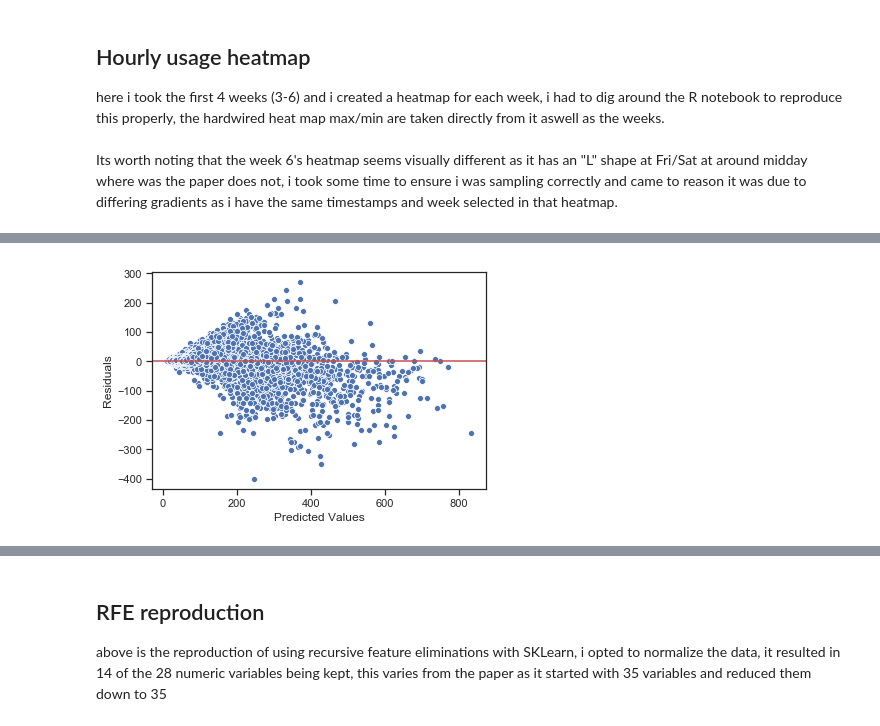
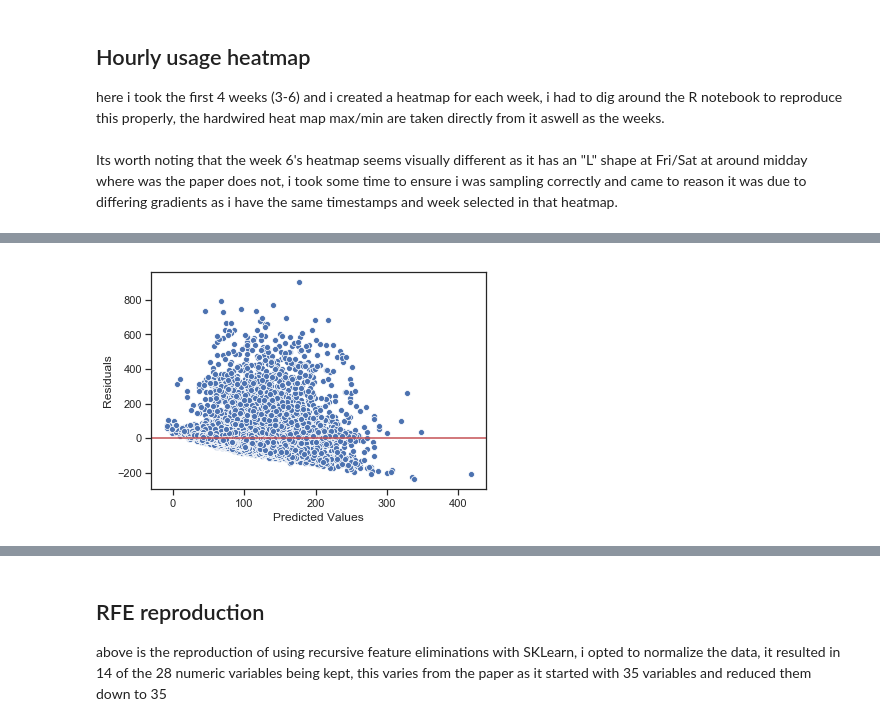
Before and after one commit to billy1234/DataScience-Portfolio, a Jupyter notebook: Portfolio2.ipynb, the cells around one changed output, grey strips where cells are left out. Cells and saved outputs as stored; diff of their text form; code cells hidden in the pictures.

Commit message:
broke my p2 resid plot

```diff
--- a/Portfolio2.ipynb
+++ b/Portfolio2.ipynb
@@ -90,17 +82,14 @@ here i took the first 4 weeks (3-6) and i created a heatmap for each week, i had
 Its worth noting that the week 6's heatmap seems visually different as it has an "L" shape at Fri/Sat at around midday where was the paper does not, i took some time to ensure i was sampling correctly and came to reason it was due to differing gradients as i have the same timestamps and week selected in that heatmap.
 # %%
 from sklearn.ensemble import RandomForestRegressor
+from sklearn.linear_model import LinearRegression
 from sklearn.feature_selection import RFE
-
-df_train = pd.read_csv(trainingPath)
-df_test = pd.read_csv(testingPath)
+df_train, df_test = pd.read_csv(trainingPath),pd.read_csv(testingPath)
 
 predictors = df_train._get_numeric_data().drop(['Appliances',], axis=1)
-predictors.head()
-rForest = RandomForestRegressor()
-rForest = rForest.fit(predictors,df_train['Appliances'])
-coefs = pd.DataFrame({'coef':rForest.feature_importances_,"name":predictors.columns.values}).set_index('name')
+model = LinearRegression().fit(predictors,df_train['Appliances'])
+coefs = pd.DataFrame({'coef':model.coef_,"name":predictors.columns.values}).set_index('name')
 
-fig, ax = plt.subplots(figsize=(4,15))
-sns.heatmap(coefs,annot=True, vmin=0,ax=ax)
+#fig, ax = plt.subplots(figsize=(4,15))
+#sns.heatmap(coefs,annot=True, vmin=0,ax=ax)
 None
@@ -109,15 +96,15 @@ None
 # %%
 def residPlot(predictors,y,model):
     y_hat = model.predict(predictors)
-    residuals = y_hat - y
+    residuals = y - y_hat
     sns.scatterplot(y_hat,residuals)
     plt.ylabel("Residuals")
     plt.xlabel("Predicted Values")
     plt.title = 'Residual Plot'
     plt.axhline(color='r')
 
-residPlot(predictors,df_train['Appliances'],rForest)
+residPlot(predictors,df_train['Appliances'],model)
 None
 # %% [output]
-[figure, old version]
+[figure, new version]
 # %%
```
Also changed, not shown: parts of 10 cells of this notebook.
